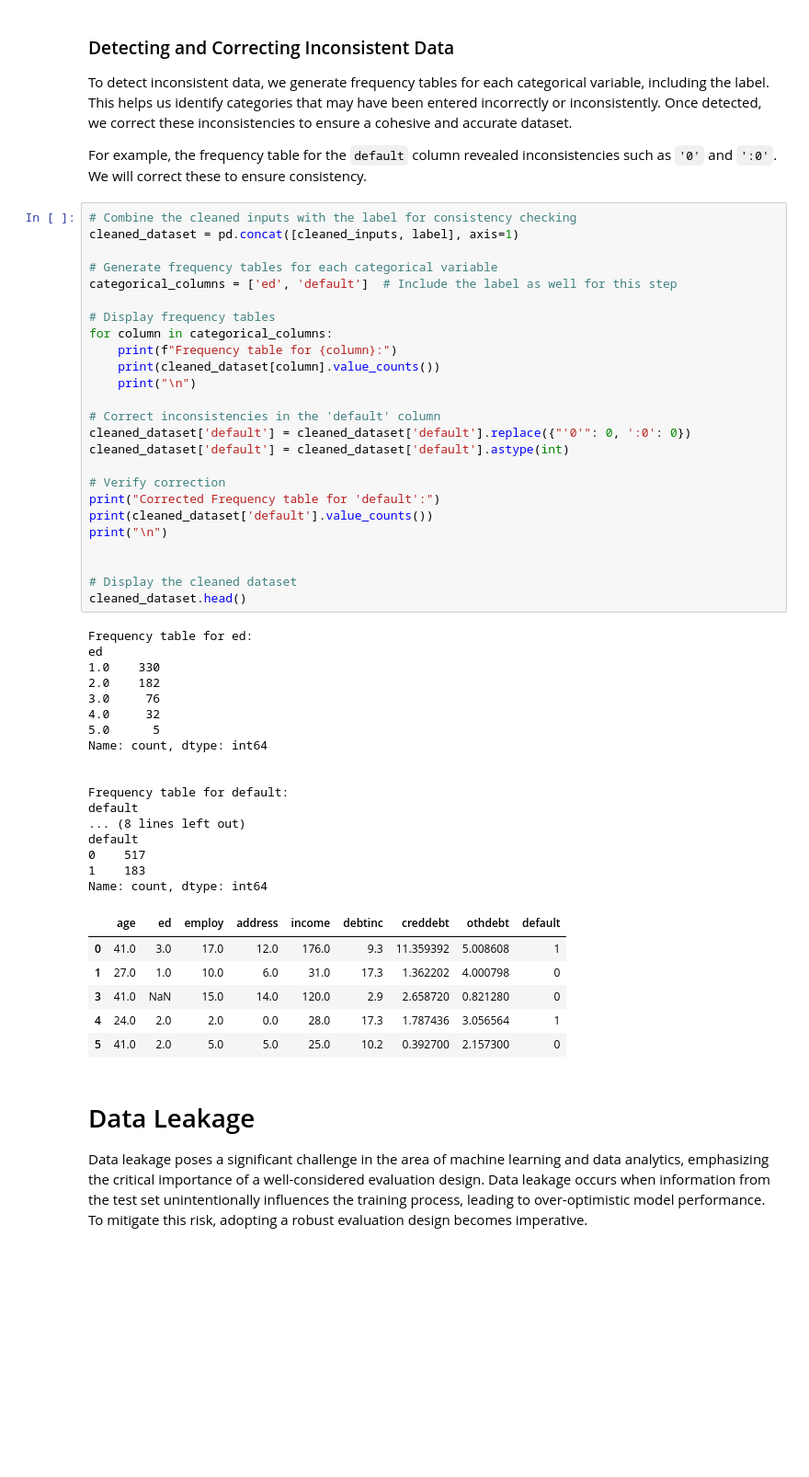
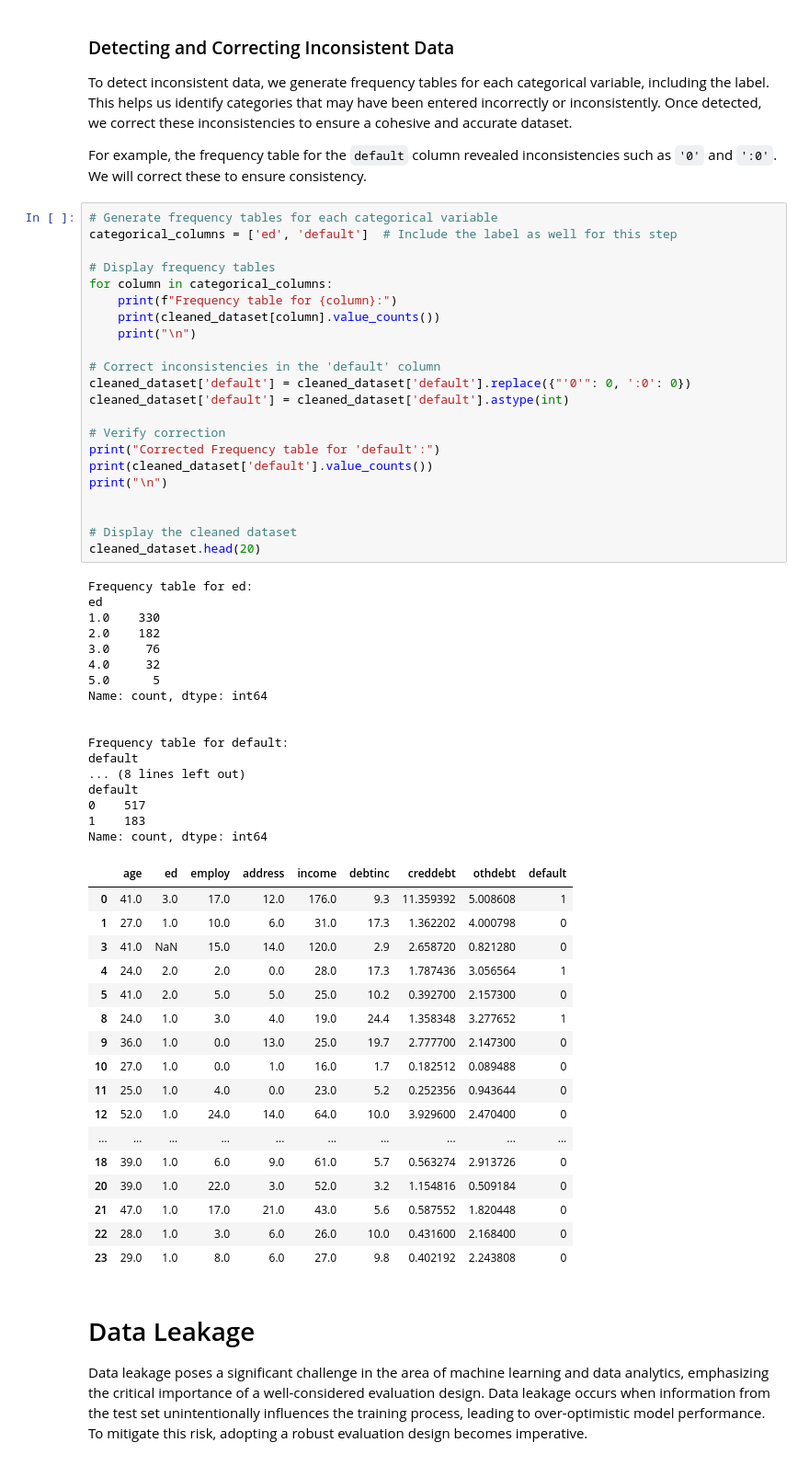
Before and after one commit to matinmahmoudi/Kaggle, a Jupyter notebook: complete-guide-to-data-preparation-a-to-z.ipynb, the cells around one changed output. Shown at 92% size. Saved outputs shown, nothing was run; the diff lists cells and outputs as text; blank space fills up the shorter version.

```diff
--- a/complete-guide-to-data-preparation-a-to-z.ipynb
+++ b/complete-guide-to-data-preparation-a-to-z.ipynb
@@ -289,9 +322,6 @@ To detect inconsistent data, we generate frequency tables for each categorical v
 
 For example, the frequency table for the `default` column revealed inconsistencies such as `'0'` and `':0'`. We will correct these to ensure consistency.
 # %%
-# Combine the cleaned inputs with the label for consistency checking
-cleaned_dataset = pd.concat([cleaned_inputs, label], axis=1)
-
 # Generate frequency tables for each categorical variable
 categorical_columns = ['ed', 'default']  # Include the label as well for this step
 
@@ -309,34 +339,45 @@ cleaned_dataset['default'] = cleaned_dataset['default'].astype(int)
 print("Corrected Frequency table for 'default':")
 print(cleaned_dataset['default'].value_counts())
 print("\n")
 
 
 # Display the cleaned dataset
-cleaned_dataset.head()
+cleaned_dataset.head(20)
 # %% [output]
 Frequency table for ed:
 ed
 1.0    330
 2.0    182
 3.0     76
 4.0     32
 5.0      5
 Name: count, dtype: int64
 
 
 Frequency table for default:
 default
 ... (8 lines left out)
 default
 0    517
 1    183
 Name: count, dtype: int64
 |  | age | ed | employ | address | income | debtinc | creddebt | othdebt | default |
 | 0 | 41.0 | 3.0 | 17.0 | 12.0 | 176.0 | 9.3 | 11.359392 | 5.008608 | 1 |
 | 1 | 27.0 | 1.0 | 10.0 | 6.0 | 31.0 | 17.3 | 1.362202 | 4.000798 | 0 |
 | 3 | 41.0 | NaN | 15.0 | 14.0 | 120.0 | 2.9 | 2.658720 | 0.821280 | 0 |
 | 4 | 24.0 | 2.0 | 2.0 | 0.0 | 28.0 | 17.3 | 1.787436 | 3.056564 | 1 |
 | 5 | 41.0 | 2.0 | 5.0 | 5.0 | 25.0 | 10.2 | 0.392700 | 2.157300 | 0 |
+| 8 | 24.0 | 1.0 | 3.0 | 4.0 | 19.0 | 24.4 | 1.358348 | 3.277652 | 1 |
+| 9 | 36.0 | 1.0 | 0.0 | 13.0 | 25.0 | 19.7 | 2.777700 | 2.147300 | 0 |
+| 10 | 27.0 | 1.0 | 0.0 | 1.0 | 16.0 | 1.7 | 0.182512 | 0.089488 | 0 |
+| 11 | 25.0 | 1.0 | 4.0 | 0.0 | 23.0 | 5.2 | 0.252356 | 0.943644 | 0 |
+| 12 | 52.0 | 1.0 | 24.0 | 14.0 | 64.0 | 10.0 | 3.929600 | 2.470400 | 0 |
+| ... | ... | ... | ... | ... | ... | ... | ... | ... | ... |
+| 18 | 39.0 | 1.0 | 6.0 | 9.0 | 61.0 | 5.7 | 0.563274 | 2.913726 | 0 |
+| 20 | 39.0 | 1.0 | 22.0 | 3.0 | 52.0 | 3.2 | 1.154816 | 0.509184 | 0 |
+| 21 | 47.0 | 1.0 | 17.0 | 21.0 | 43.0 | 5.6 | 0.587552 | 1.820448 | 0 |
+| 22 | 28.0 | 1.0 | 3.0 | 6.0 | 26.0 | 10.0 | 0.431600 | 2.168400 | 0 |
+| 23 | 29.0 | 1.0 | 8.0 | 6.0 | 27.0 | 9.8 | 0.402192 | 2.243808 | 0 |
 # %% [markdown]
 # Data Leakage
 
```
Also changed, not shown: parts of 7 cells of this notebook.
